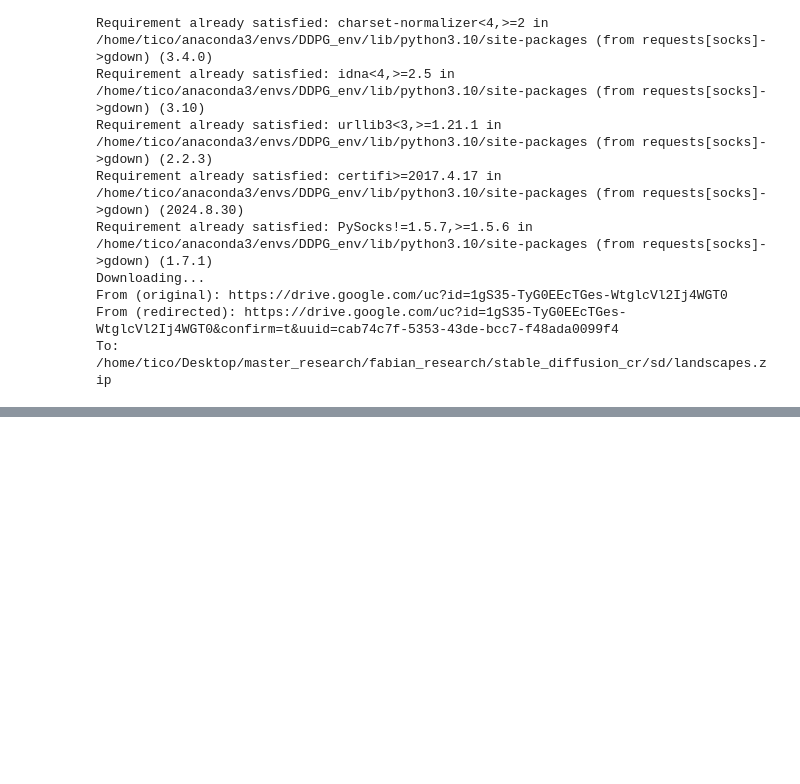
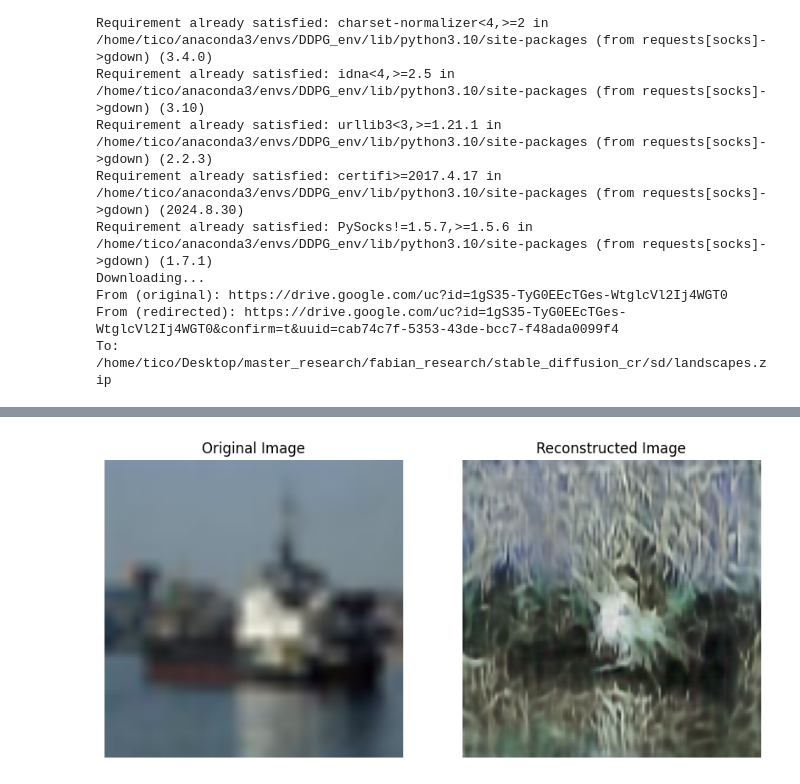
Before and after one commit to ManfredGonzalez/VAE_training, a Jupyter notebook: test.ipynb, the cells around one changed output, grey strips where cells are left out. Drawn from its saved outputs; the diff is of its cells as text; code cells hidden in the pictures; blank space fills up the shorter version.

```diff
--- a/test.ipynb
+++ b/test.ipynb
@@ -114,0 +117,70 @@ plt.show()
+# %%
+import torch
+import numpy as np
+import matplotlib.pyplot as plt
+from VAE import VAE  # Make sure VAE is defined correctly
+from torchvision import datasets, transforms
+
+# Define CIFAR-compatible dataset
+class CustomCIFARDataset(torch.utils.data.Dataset):
+    def __init__(self, train=True, train_ratio=0.8):
+        self.transform = transforms.Compose([
+            transforms.Resize((128, 128)),
+            transforms.ToTensor(),  # [C, H, W] and normalized to [0, 1]
+        ])
+        full_dataset = datasets.CIFAR10(root='./data', train=True, download=True)
+        split_index = int(len(full_dataset) * train_ratio)
+        if train:
+            self.data = full_dataset.data[:split_index]
+            self.targets = full_dataset.targets[:split_index]
+        else:
+            self.data = full_dataset.data[split_index:]
+            self.targets = full_dataset.targets[split_index:]
+
+    def __len__(self):
+        return len(self.data)
+
+    def __getitem__(self, idx):
+        image = self.data[idx]
+        label = self.targets[idx]
+        image = transforms.ToPILImage()(image)
+        image = self.transform(image)
+        return {'image': image, 'label': label, 'idx': idx}
+
+# 1. Load the trained VAE checkpoint
+model = VAE()
+checkpoint_path = "./checkpoints/weights_ck_49.pt"  # Replace with your checkpoint path
+checkpoint = torch.load(checkpoint_path)
+model.load_state_dict(checkpoint)
+model.eval()
+device = torch.device("cuda" if torch.cuda.is_available() else "cpu")
+model.to(device)
+
+# 2. Load CIFAR test sample
+test_set = CustomCIFARDataset(train=False, train_ratio=0.8)
+test_sample = test_set[1]
+test_image = test_sample['image'].unsqueeze(0).to(device)  # Add batch dimension
+
+# 3. Forward pass through the model
+with torch.no_grad():
+    reconstructed_image, _, _ = model(test_image)
+    reconstructed_image = reconstructed_image.squeeze(0).cpu().numpy()
+    reconstructed_image = np.transpose(reconstructed_image, (1, 2, 0))  # [H, W, C]
+    reconstructed_image = (reconstructed_image * 255).astype(np.uint8)
+
+# 4. Original image
+original_image = test_sample['image'].cpu().numpy()
+original_image = np.transpose(original_image, (1, 2, 0))  # [H, W, C]
+original_image = (original_image * 255).astype(np.uint8)
+
+# 5. Display original vs reconstructed image
+fig = plt.figure(figsize=(10, 5))
+fig.add_subplot(1, 2, 1, title='Original Image')
+plt.imshow(original_image)
+plt.axis('off')
+fig.add_subplot(1, 2, 2, title='Reconstructed Image')
+plt.imshow(reconstructed_image)
+plt.axis('off')
+plt.show()
+# %% [output]
+[figure, added]
```
Also changed, not shown: parts of 4 cells of this notebook, 2 other files.
